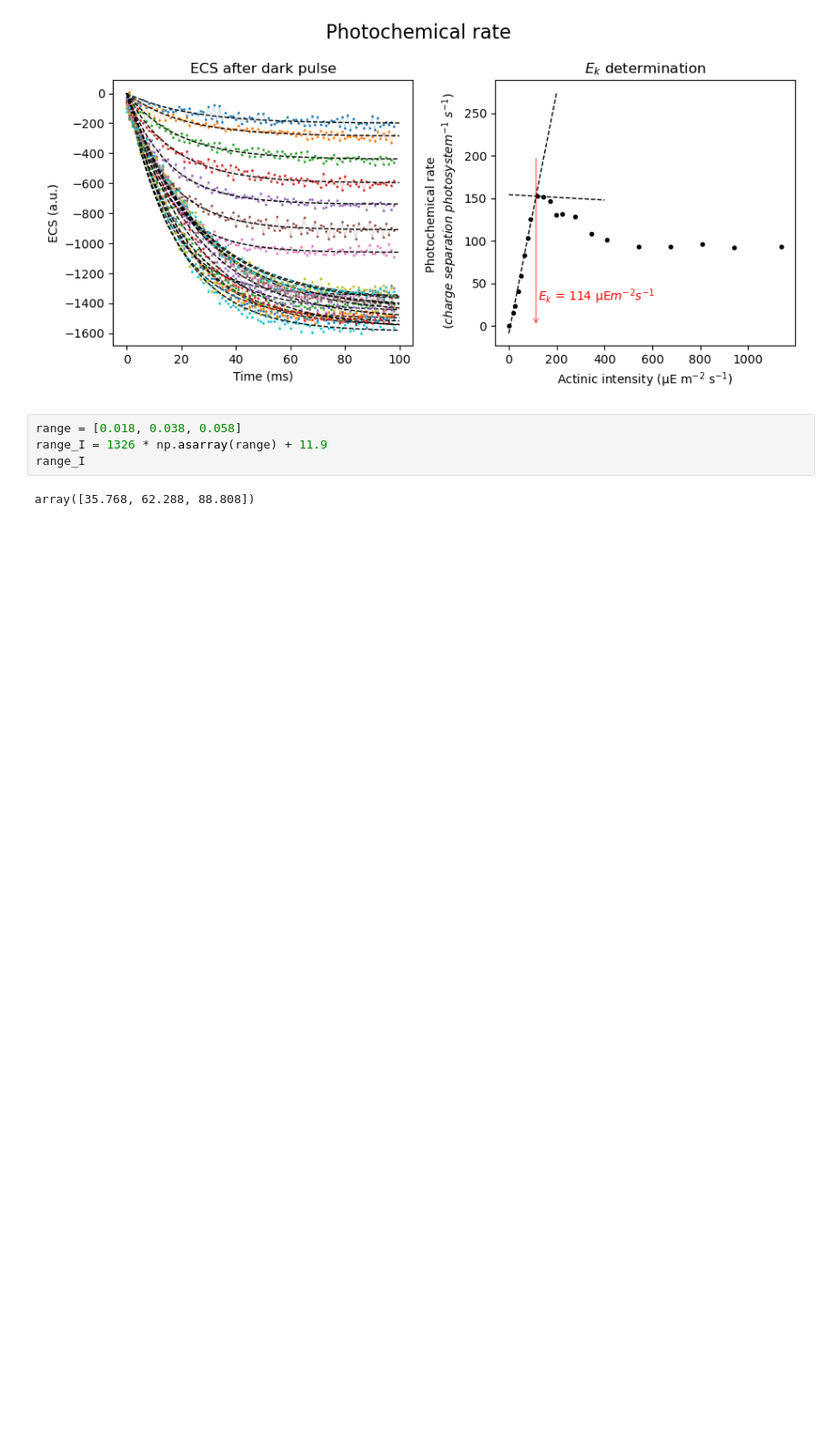
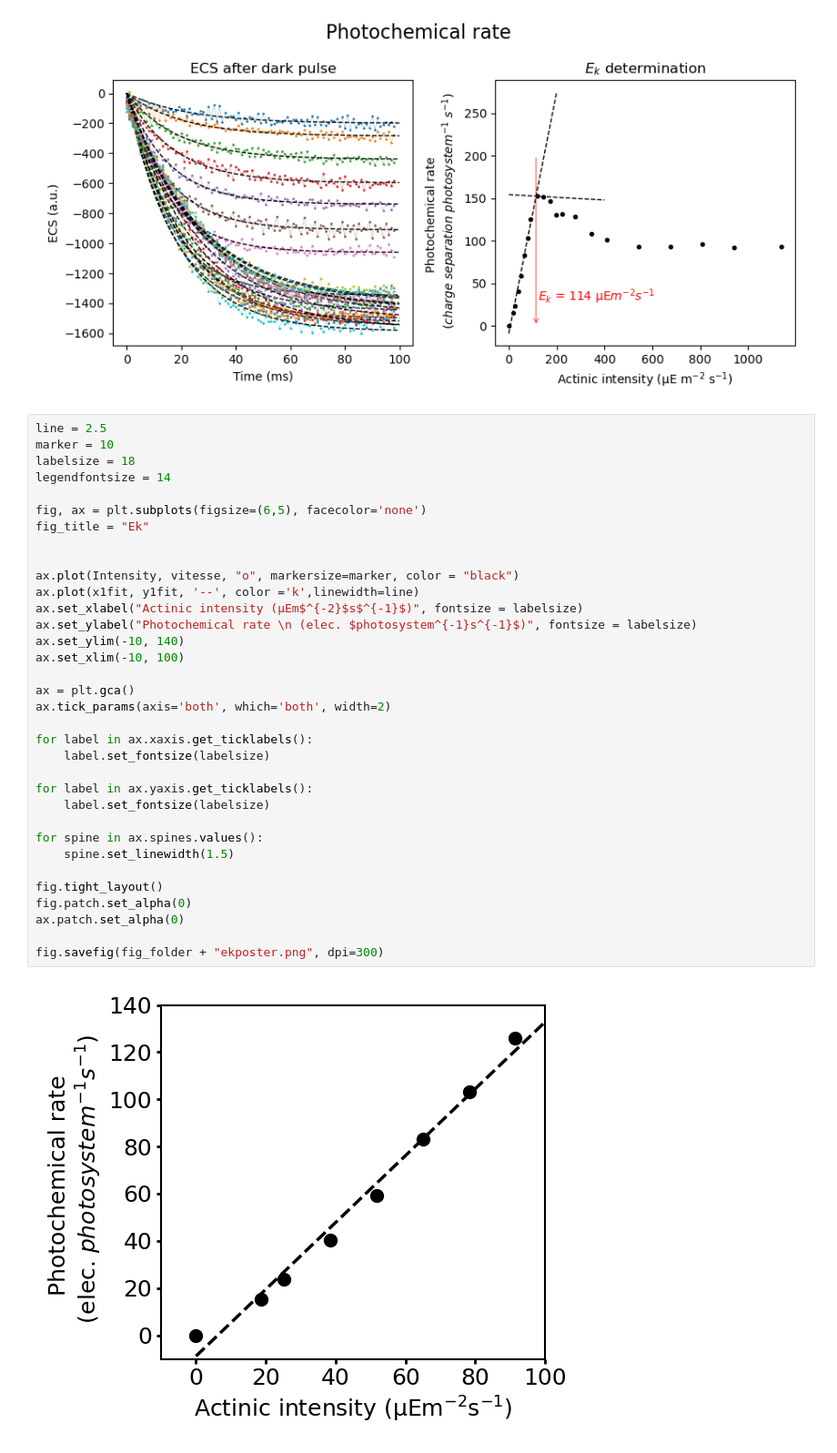
Before and after one commit to orlandomarcelo/DREAM_repo, a Jupyter notebook: Notebooks/Ek.ipynb, the cells around one changed output. Shown at 91% size. Cells and saved outputs as stored; diff of their text form; blank space fills up the shorter version.

```diff
--- a/Notebooks/Ek.ipynb
+++ b/Notebooks/Ek.ipynb
@@ -175,9 +175,39 @@ if not os.path.isdir(fig_folder):
 fig.savefig(fig_folder + "/" + figure_name + Ek_fit + ".png")
 # %% [output]
 [figure]
-# %%
-range = [0.018, 0.038, 0.058]
-range_I = 1326 * np.asarray(range) + 11.9
-range_I
-# %% [output]
-array([35.768, 62.288, 88.808])
+# %%
+line = 2.5
+marker = 10
+labelsize = 18
+legendfontsize = 14
+
+fig, ax = plt.subplots(figsize=(6,5), facecolor='none')
+fig_title = "Ek"
+
+
+ax.plot(Intensity, vitesse, "o", markersize=marker, color = "black")
+ax.plot(x1fit, y1fit, '--', color ='k',linewidth=line)
+ax.set_xlabel("Actinic intensity (µEm$^{-2}$s$^{-1}$)", fontsize = labelsize)
+ax.set_ylabel("Photochemical rate \n (elec. $photosystem^{-1}s^{-1}$)", fontsize = labelsize)
+ax.set_ylim(-10, 140)
+ax.set_xlim(-10, 100)
+
+ax = plt.gca()
+ax.tick_params(axis='both', which='both', width=2)
+
+for label in ax.xaxis.get_ticklabels():
+    label.set_fontsize(labelsize)
+
+for label in ax.yaxis.get_ticklabels():
+    label.set_fontsize(labelsize)
+
+for spine in ax.spines.values():
+    spine.set_linewidth(1.5)
+
+fig.tight_layout()
+fig.patch.set_alpha(0)
+ax.patch.set_alpha(0)
+
+fig.savefig(fig_folder + "ekposter.png", dpi=300)
+# %% [output]
+[figure, added]
```
